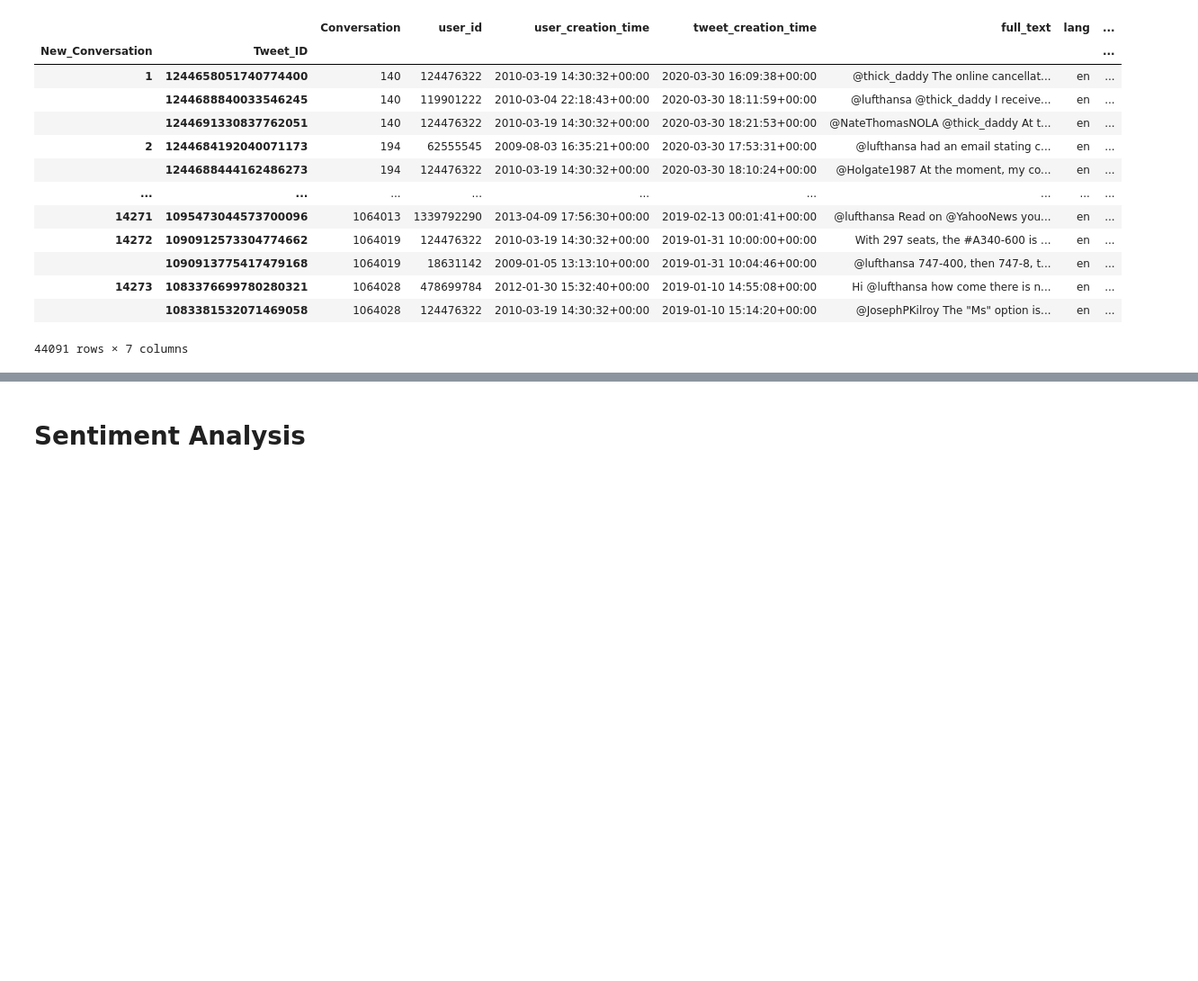
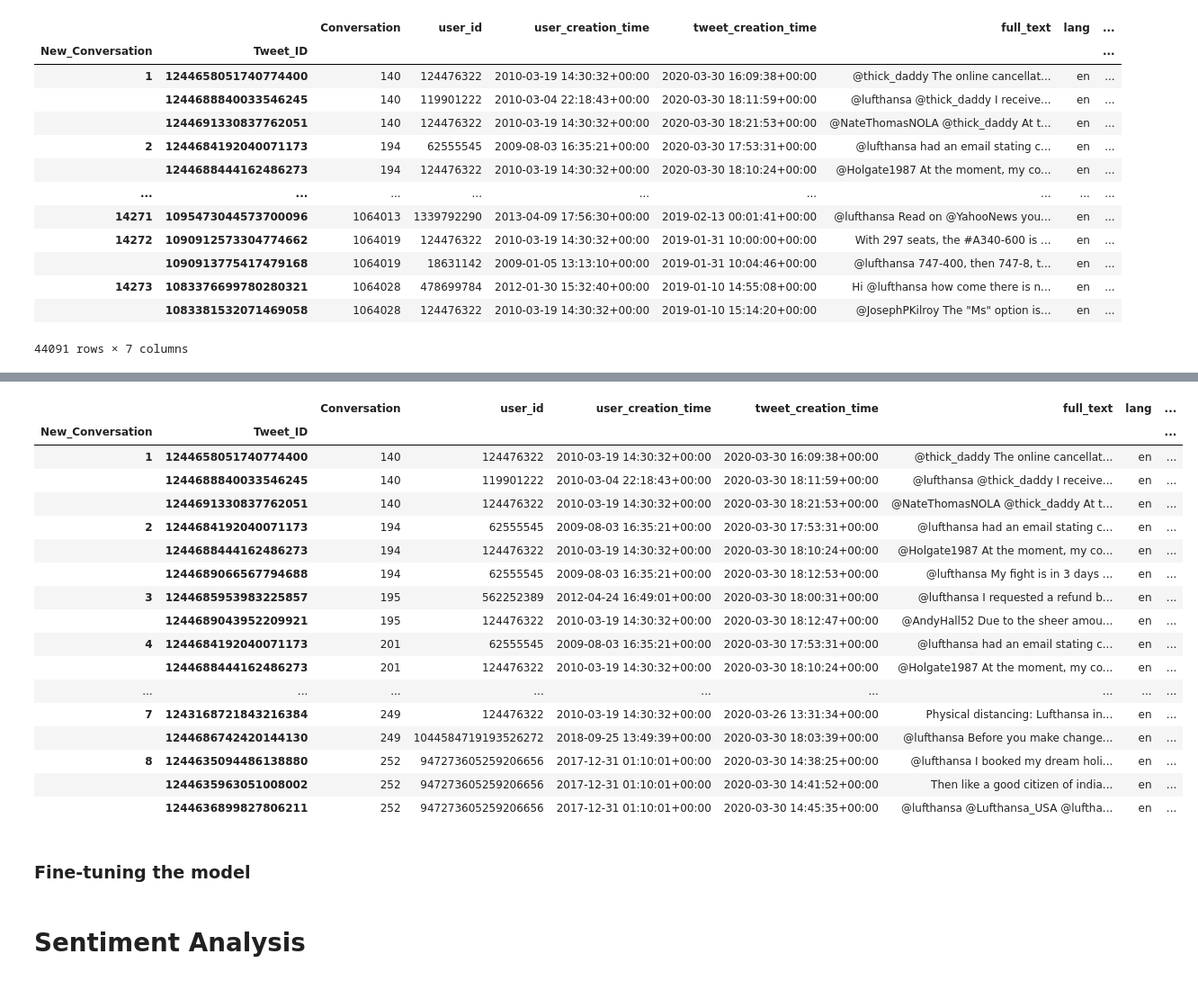
Before and after one commit to skyrimer/DBL-Micro-Soft, a Jupyter notebook: Split 2/Sentiment_analysis/sentiment_analysis.ipynb, the cells around one changed output, grey strips where cells are left out. Shown at 90% size. Cells and saved outputs as stored; diff of their text form; code cells hidden in the pictures; blank space fills up the shorter version.

Commit message:
Do categorization and fine-tuning

```diff
--- a/Split 2/Sentiment_analysis/sentiment_analysis.ipynb
+++ b/Split 2/Sentiment_analysis/sentiment_analysis.ipynb
@@ -291,0 +297,33 @@ airline_conversation
+# %%
+from transformers import pipeline
+test_airline_conversation = airline_conversation.head(10)
+
+classifier = pipeline("zero-shot-classification", model="joeddav/xlm-roberta-large-xnli")
+
+candidate_labels = [
+    "Flight Delays / Cancellations",
+    "Booking",
+    "Check-in",
+    "Customer Service Complaints",
+    "Seating / Boarding",
+    "In-flight Experience",
+    "General Flight Information",
+    "Refunds",
+    "Frequent Flyer Program",
+    "Safety / Security",
+    "Special Assistance",
+    "Food / Beverage",
+    "Overbooking",
+    "Technical Difficulties",
+    "Promotions / Offers",
+    "Lost Luggage",
+    "Baggage Issues"
+]
+def classify_conversation(conversation_text):
+    result = classifier(conversation_text, candidate_labels)
+    return result['labels'][0]
+
+conversation_groups = test_airline_conversation.groupby('New_Conversation')
+first_tweet_texts = conversation_groups.apply(lambda group: group['full_text'].iloc[0])
+categories = first_tweet_texts.apply(classify_conversation)
+test_airline_conversation['category'] = test_airline_conversation['New_Conversation'].map(categories)
@@ -291,0 +336,24 @@ airline_conversation
+# %%
+pd.set_option('display.max_colwidth', None)
+test_airline_conversation
+# %% [output]
+|  |  | Conversation | user_id | user_creation_time | tweet_creation_time | full_text | lang | ... |
+| New_Conversation | Tweet_ID |  |  |  |  |  |  | ... |
+| 1 | 1244658051740774400 | 140 | 124476322 | 2010-03-19 14:30:32+00:00 | 2020-03-30 16:09:38+00:00 | @thick_daddy The online cancellat... | en | ... |
+|  | 1244688840033546245 | 140 | 119901222 | 2010-03-04 22:18:43+00:00 | 2020-03-30 18:11:59+00:00 | @lufthansa @thick_daddy I receive... | en | ... |
+|  | 1244691330837762051 | 140 | 124476322 | 2010-03-19 14:30:32+00:00 | 2020-03-30 18:21:53+00:00 | @NateThomasNOLA @thick_daddy At t... | en | ... |
+| 2 | 1244684192040071173 | 194 | 62555545 | 2009-08-03 16:35:21+00:00 | 2020-03-30 17:53:31+00:00 | @lufthansa had an email stating c... | en | ... |
+|  | 1244688444162486273 | 194 | 124476322 | 2010-03-19 14:30:32+00:00 | 2020-03-30 18:10:24+00:00 | @Holgate1987 At the moment, my co... | en | ... |
+|  | 1244689066567794688 | 194 | 62555545 | 2009-08-03 16:35:21+00:00 | 2020-03-30 18:12:53+00:00 | @lufthansa My fight is in 3 days ... | en | ... |
+| 3 | 1244685953983225857 | 195 | 562252389 | 2012-04-24 16:49:01+00:00 | 2020-03-30 18:00:31+00:00 | @lufthansa I requested a refund b... | en | ... |
+|  | 1244689043952209921 | 195 | 124476322 | 2010-03-19 14:30:32+00:00 | 2020-03-30 18:12:47+00:00 | @AndyHall52 Due to the sheer amou... | en | ... |
+| 4 | 1244684192040071173 | 201 | 62555545 | 2009-08-03 16:35:21+00:00 | 2020-03-30 17:53:31+00:00 | @lufthansa had an email stating c... | en | ... |
+|  | 1244688444162486273 | 201 | 124476322 | 2010-03-19 14:30:32+00:00 | 2020-03-30 18:10:24+00:00 | @Holgate1987 At the moment, my co... | en | ... |
+| ... | ... | ... | ... | ... | ... | ... | ... | ... |
+| 7 | 1243168721843216384 | 249 | 124476322 | 2010-03-19 14:30:32+00:00 | 2020-03-26 13:31:34+00:00 | Physical distancing: Lufthansa in... | en | ... |
+|  | 1244686742420144130 | 249 | 1044584719193526272 | 2018-09-25 13:49:39+00:00 | 2020-03-30 18:03:39+00:00 | @lufthansa Before you make change... | en | ... |
+| 8 | 1244635094486138880 | 252 | 947273605259206656 | 2017-12-31 01:10:01+00:00 | 2020-03-30 14:38:25+00:00 | @lufthansa I booked my dream holi... | en | ... |
+|  | 1244635963051008002 | 252 | 947273605259206656 | 2017-12-31 01:10:01+00:00 | 2020-03-30 14:41:52+00:00 | Then like a good citizen of india... | en | ... |
+|  | 1244636899827806211 | 252 | 947273605259206656 | 2017-12-31 01:10:01+00:00 | 2020-03-30 14:45:35+00:00 | @lufthansa @Lufthansa_USA @luftha... | en | ... |
+# %% [markdown]
+### Fine-tuning the model
```
Also changed, not shown: parts of 7 cells of this notebook, 1 other file.
